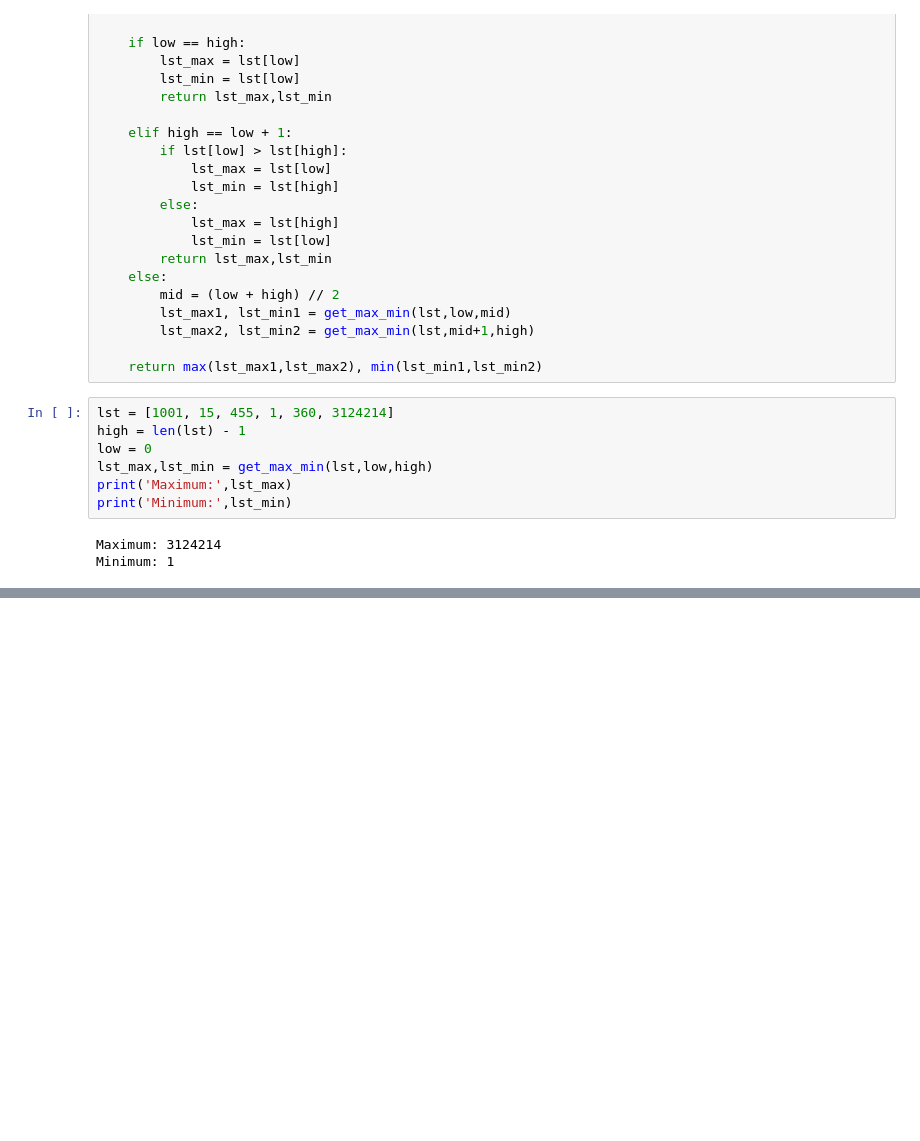
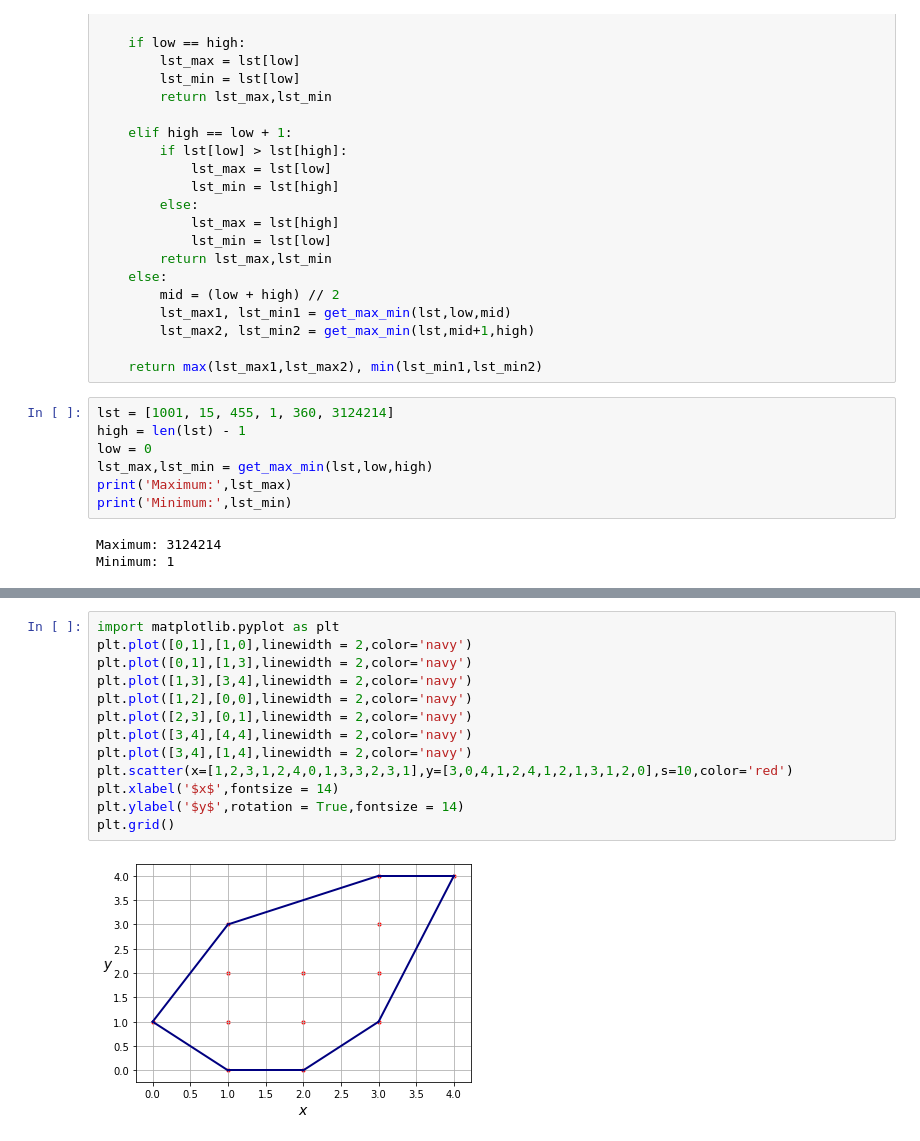
Before and after one commit to Johnsuuuu/data-structures-and-algorithms, a Jupyter notebook: algorithm.ipynb, the cells around one changed output, grey strips where cells are left out. Saved outputs shown, nothing was run; the diff lists cells and outputs as text; blank space fills up the shorter version.

```diff
--- a/algorithm.ipynb
+++ b/algorithm.ipynb
@@ -492,0 +598,15 @@ Minimum: 1
+# %%
+import matplotlib.pyplot as plt
+plt.plot([0,1],[1,0],linewidth = 2,color='navy')
+plt.plot([0,1],[1,3],linewidth = 2,color='navy')
+plt.plot([1,3],[3,4],linewidth = 2,color='navy')
+plt.plot([1,2],[0,0],linewidth = 2,color='navy')
+plt.plot([2,3],[0,1],linewidth = 2,color='navy')
+plt.plot([3,4],[4,4],linewidth = 2,color='navy')
+plt.plot([3,4],[1,4],linewidth = 2,color='navy')
+plt.scatter(x=[1,2,3,1,2,4,0,1,3,3,2,3,1],y=[3,0,4,1,2,4,1,2,1,3,1,2,0],s=10,color='red')
+plt.xlabel('$x$',fontsize = 14)
+plt.ylabel('$y$',rotation = True,fontsize = 14)
+plt.grid()
+# %% [output]
+[figure, added]
```
Also changed, not shown: parts of 9 cells of this notebook, 1 other file.
